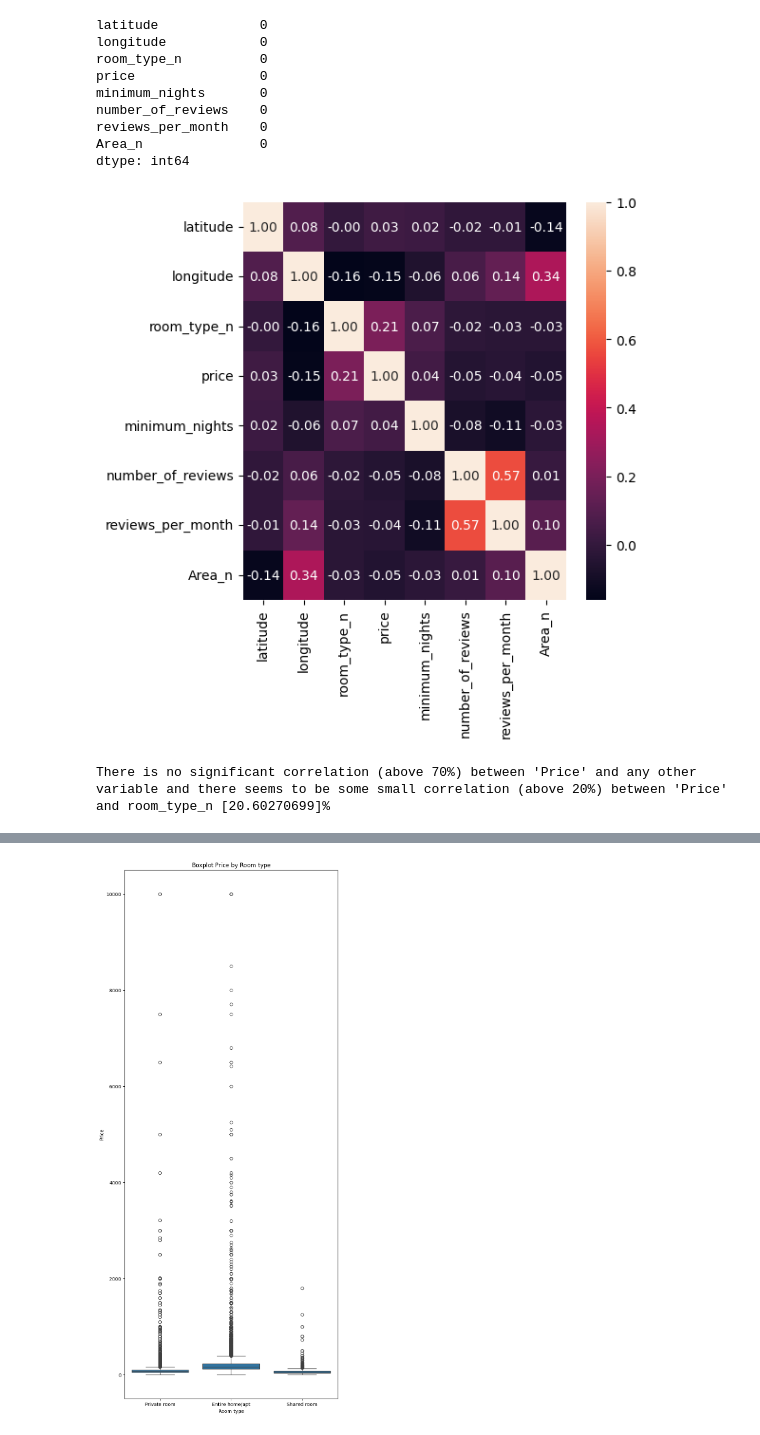
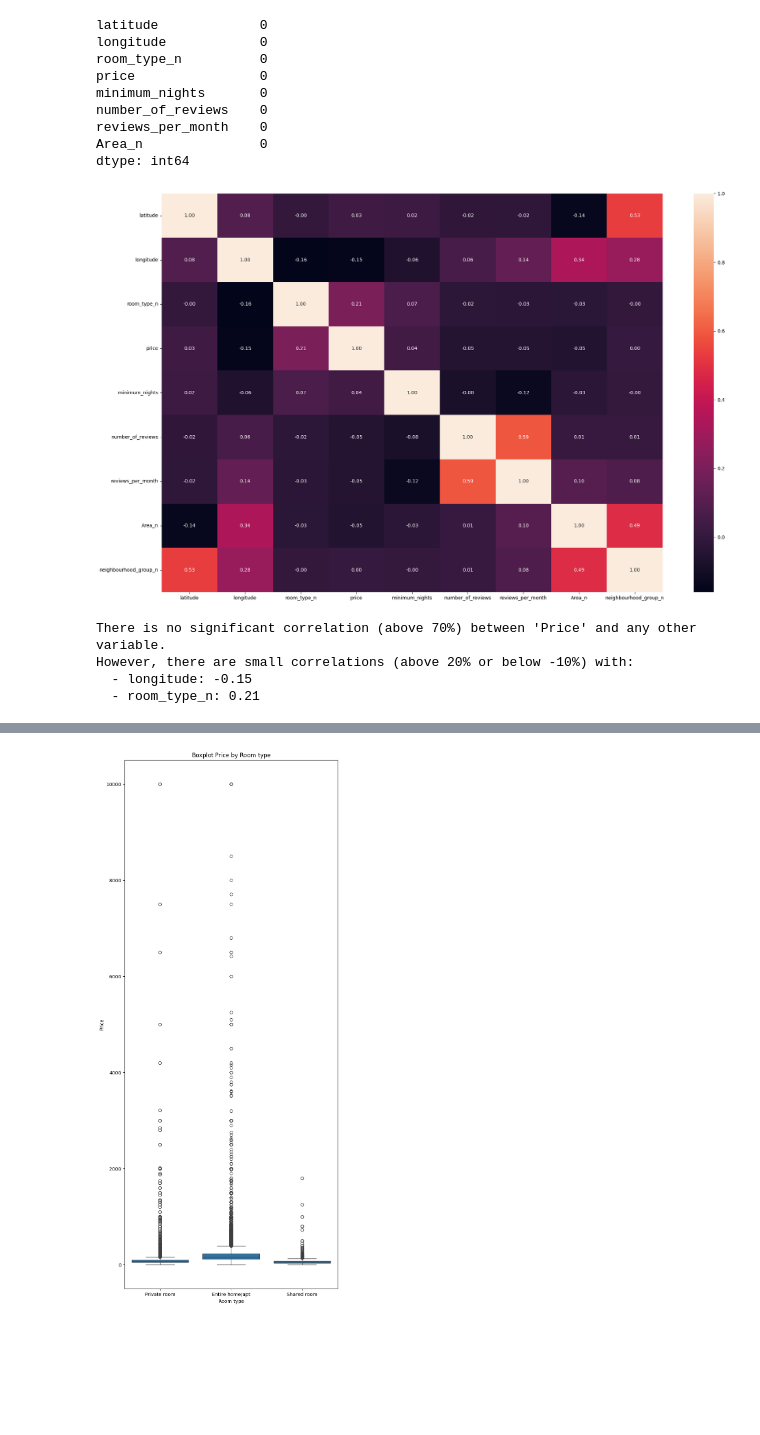
Before and after one commit to dianamonroe/Data_Preprocessing_Project, a Jupyter notebook: src/explore.ipynb, the cells around one changed output, grey strips where cells are left out. Saved outputs shown, nothing was run; the diff lists cells and outputs as text; code cells hidden in the pictures; blank space fills up the shorter version.

```diff
--- a/src/explore.ipynb
+++ b/src/explore.ipynb
@@ -180,6 +204,7 @@ import pandas as pd
 df['room_type_n'] = pd.factorize(df['room_type'])[0]
 df['last_review_n'] = pd.factorize(df['last_review'])[0]
 df['Area_n'] = pd.factorize(df['Area'])[0]
+df['neighbourhood_group_n'] = pd.factorize(df['neighbourhood_group'])[0]
 df
 # %% [output]
 |  | neighbourhood_group | neighbourhood | latitude | longitude | room_type | price | minimum_nights | ... |
@@ -225,12 +254,0 @@ df_complete
-# %%
-# STEP 6) Missing or Nan values: Filling missing values ('reviews_per_month'):
-# 6.D) Calculating the median of 'reviews_per_month' by grouping the related variables "number_of_reviews" and "last_review_n"
-# There are still Nans in the resulting median_reviews_month column
-
-median_reviews_month = df.groupby(["number_of_reviews", "last_review_n"])["reviews_per_month"].median().reset_index()
-median_reviews_month = median_reviews_month.rename(columns={'reviews_per_month': 'median_reviews_month'})
-
-# Merging median to original dataset
-df = pd.merge(df, median_reviews_month, on=["number_of_reviews", "last_review_n"], how='left')
-
-df.head(50)
@@ -254,0 +286,8 @@ df.head(50)
+# %%
+# STEP 6) Missing or Nan values: Filling missing values ('reviews_per_month'):
+# 6.D) Given the previous setp, we use the fillna() to fill up the Nans in this column
+
+df['reviews_per_month'] = df['reviews_per_month'].fillna(0)
+df
+
+print("In order to further deal with the remaining Nans in'reviews_per_month', we turn them ")
@@ -317,6 +358,3 @@ Non-Null Count  Dtype
 48895 non-null  float64
 dtypes: float64(1)
 memory usage: 382.1 KB
-# %%
-df.drop(["median_reviews_month_x", "median_reviews_month_y", "median_reviews_month"], axis=1, inplace=True)
-df.isnull().sum()
@@ -560,40 +590,48 @@ dtype: int64
 # %%
 # STEP 8) First Multivariate Analysis:
 
 # 8.B) Heatmap Correlations Overview
 
-fig, axis = plt.subplots(figsize = (6, 6))
+fig, axis = plt.subplots(figsize = (20, 12))
 
-sns.heatmap(df[["latitude","longitude", "room_type_n", "price","minimum_nights","number_of_reviews", "reviews_per_month", "Area_n"]].corr(), annot = True, fmt = ".2f")
+sns.heatmap(df[["latitude","longitude", "room_type_n", "price","minimum_nights","number_of_reviews", "reviews_per_month", "Area_n", "neighbourhood_group_n"]].corr(), annot = True, fmt = ".2f")
 
 plt.tight_layout()
 
 plt.show()
 # %% [output]
-[figure, old version]
+[figure, new version]
 # %%
 # STEP 8) Multivariate Analysis:
 
 # 8.C) Identifying correlations above 70% with "Price"
 
+df_correlations = df[["latitude","longitude", "room_type_n", "price","minimum_nights","number_of_reviews", "reviews_per_month", "Area_n"]]
+
+
 # Calculate correlations with 'price'
 price_correlation = df_correlations.corr()['price'].drop('price')
 
 # Filter for correlations above 0.7
-price_high_correlation = price_correlation[price_correlation > 0.7]
+price_high_correlation = price_correlation[abs(price_correlation) > 0.7]
 
 # Filter the min correlation treshold
-some_correlation = price_correlation[price_correlation > 0.2]
+some_correlation = price_correlation[abs(price_correlation) >= 0.15]  # Use abs for both positive & negative
 
 if not price_high_correlation.empty:
- print(f"There is a significant correlation (above 70%) between 'Price' and {price_high_correlation}")
-elif price_high_correlation.empty and not some_correlation.empty:
- label = some_correlation.index[0]
- print(f"There is no significant correlation (above 70%) between 'Price' and any other variable and there seems to be some small correlation (above 20%) between 'Price' and {label} {(some_correlation.values) * 100}%")
+    print(f"There is a significant correlation (above 70%) between 'Price' and {price_high_correlation}")
+elif not some_correlation.empty:
+    print("There is no significant correlation (above 70%) between 'Price' and any other variable.")
+    print("However, there are small correlations (above 20% or below -10%) with:")
+    for variable, correlation in some_correlation.items():
+        print(f"  - {variable}: {correlation:.2f}")  # Format correlation to 2 decimal places
 else:
- print("There are is no correlation worth mentioning between 'Price' and any other variable")
+    print("There are is no correlation worth mentioning between 'Price' and any other variable")
 # %% [output]
-There is no significant correlation (above 70%) between 'Price' and any other variable and there seems to be some small correlation (above 20%) between 'Price' and room_type_n [20.60270699]%
+There is no significant correlation (above 70%) between 'Price' and any other variable.
+However, there are small correlations (above 20% or below -10%) with:
+  - longitude: -0.15
+  - room_type_n: 0.21
 # %%
 # STEP 8) Multivariate Analysis:
 
```
Also changed, not shown: parts of 27 cells of this notebook.
